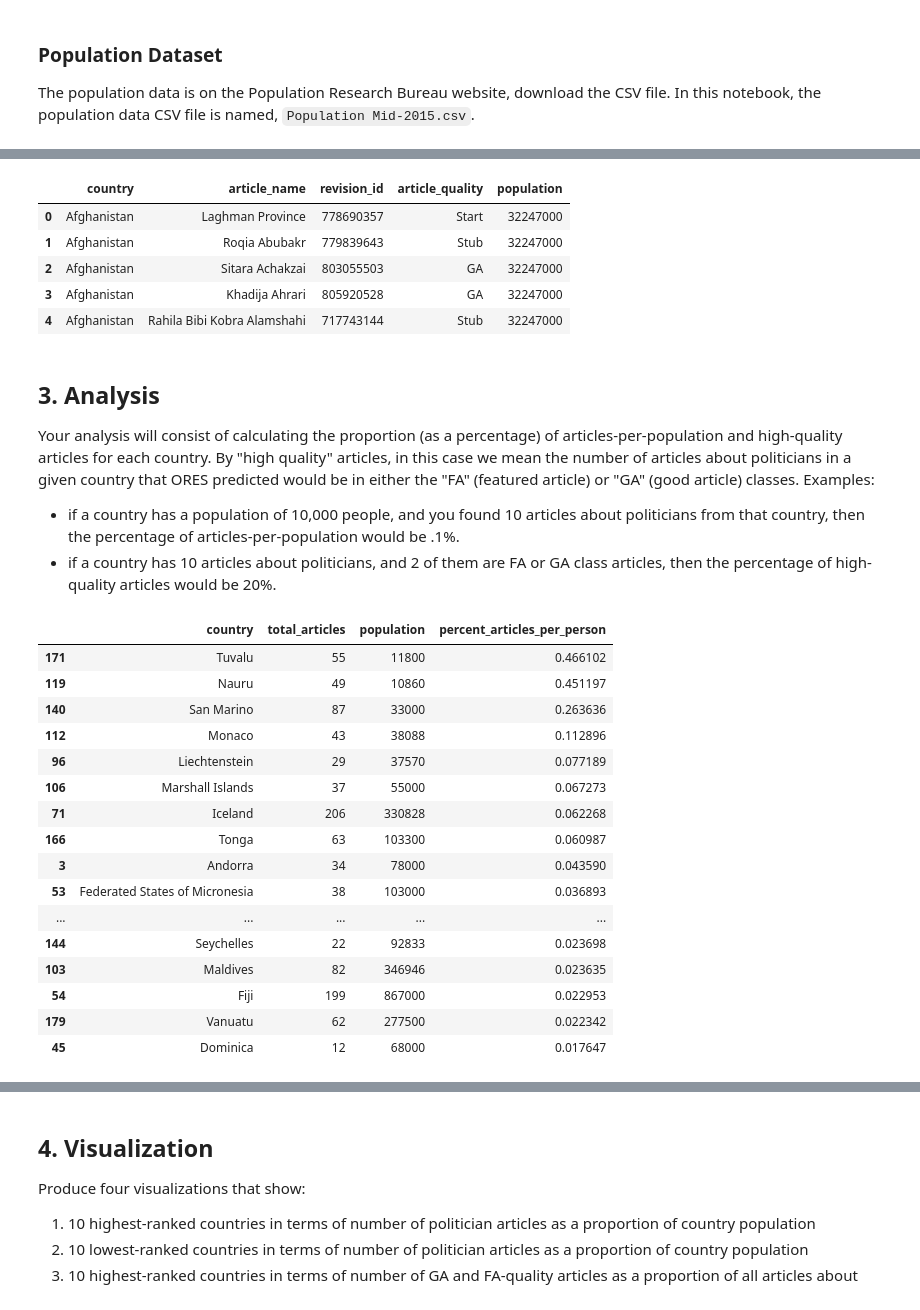
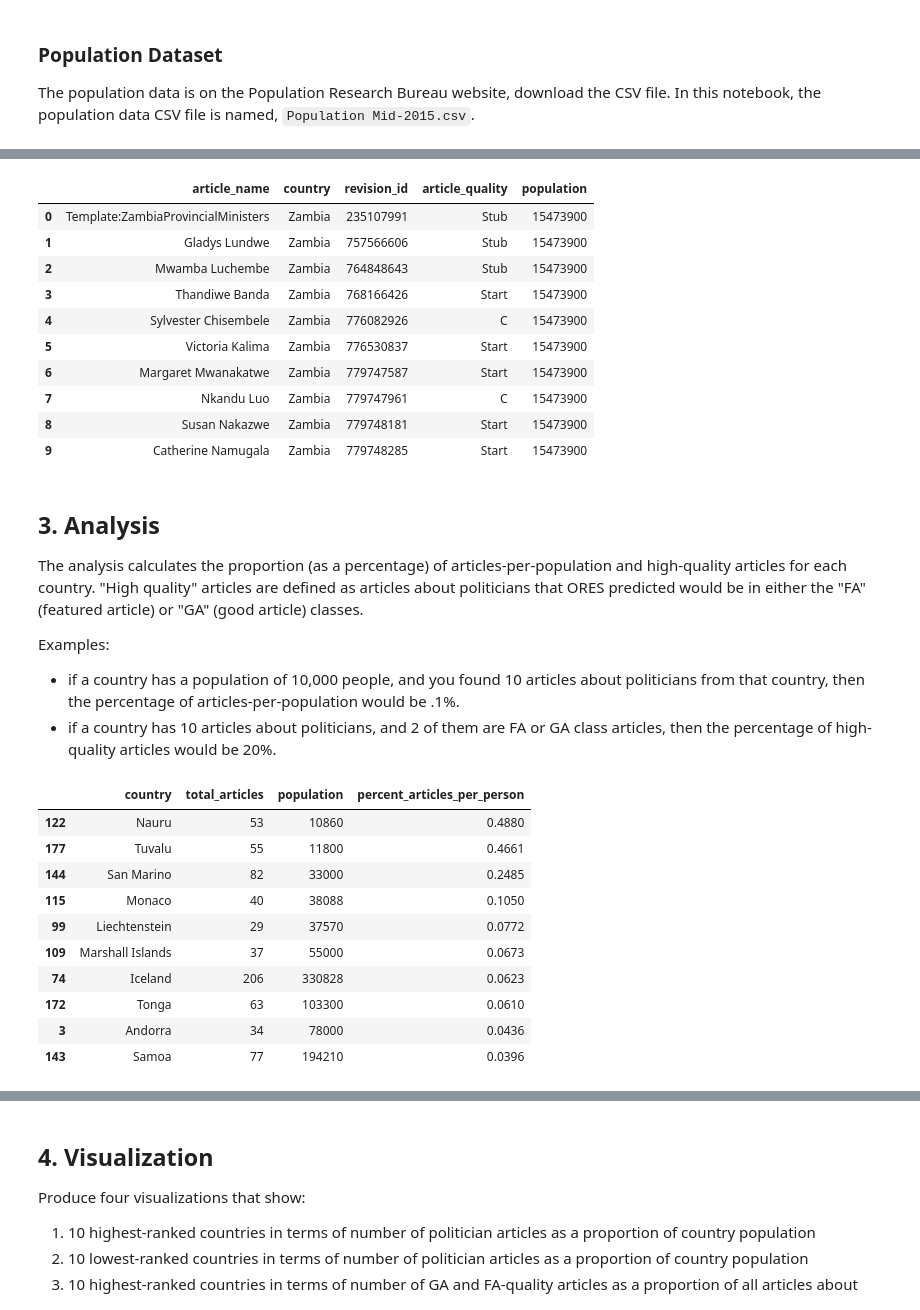
Before and after one commit to orbitse/data-512-a2, a Jupyter notebook: hcds-a2-bias.ipynb, the cells around one changed output, grey strips where cells are left out. Drawn from its saved outputs; the diff is of its cells as text; code cells hidden in the pictures.

```diff
--- a/hcds-a2-bias.ipynb
+++ b/hcds-a2-bias.ipynb
@@ -267,59 +376,63 @@ population         46348 non-null int64
 dtypes: int64(2), object(3)
 memory usage: 1.8+ MB
-# %%
-combine_df.head()
-# %% [output]
-|  | country | article_name | revision_id | article_quality | population |
-| 0 | Afghanistan | Laghman Province | 778690357 | Start | 32247000 |
-| 1 | Afghanistan | Roqia Abubakr | 779839643 | Stub | 32247000 |
-| 2 | Afghanistan | Sitara Achakzai | 803055503 | GA | 32247000 |
-| 3 | Afghanistan | Khadija Ahrari | 805920528 | GA | 32247000 |
-| 4 | Afghanistan | Rahila Bibi Kobra Alamshahi | 717743144 | Stub | 32247000 |
+# %%
+# Save final combined DataFrame to CSV file
+combine_df.to_csv("page_pop_data_final.csv")
+combine_df.head(10)
+# %% [output]
+|  | article_name | country | revision_id | article_quality | population |
+| 0 | Template:ZambiaProvincialMinisters | Zambia | 235107991 | Stub | 15473900 |
+| 1 | Gladys Lundwe | Zambia | 757566606 | Stub | 15473900 |
+| 2 | Mwamba Luchembe | Zambia | 764848643 | Stub | 15473900 |
+| 3 | Thandiwe Banda | Zambia | 768166426 | Start | 15473900 |
+| 4 | Sylvester Chisembele | Zambia | 776082926 | C | 15473900 |
+| 5 | Victoria Kalima | Zambia | 776530837 | Start | 15473900 |
+| 6 | Margaret Mwanakatwe | Zambia | 779747587 | Start | 15473900 |
+| 7 | Nkandu Luo | Zambia | 779747961 | C | 15473900 |
+| 8 | Susan Nakazwe | Zambia | 779748181 | Start | 15473900 |
+| 9 | Catherine Namugala | Zambia | 779748285 | Start | 15473900 |
 # %% [markdown]
 ## 3. Analysis
 
-Your analysis will consist of calculating the proportion (as a percentage) of articles-per-population and high-quality articles for each country. By "high quality" articles, in this case we mean the number of articles about politicians in a given country that ORES predicted would be in either the "FA" (featured article) or "GA" (good article) classes.
+The analysis calculates the proportion (as a percentage) of articles-per-population and high-quality articles for each country. "High quality" articles are defined as articles about politicians that ORES predicted would be in either the "FA" (featured article) or "GA" (good article) classes.
+
 Examples:
  - if a country has a population of 10,000 people, and you found 10 articles about politicians from that country, then the percentage of articles-per-population would be .1%.
  - if a country has 10 articles about politicians, and 2 of them are FA or GA class articles, then the percentage of high-quality articles would be 20%.
 # %%
-articles_per_country = combine_df[["country",
-                                   "article_name"]].groupby("country").count().astype(int)
+# Get the total number of articles for each country
+df_test = combine_df[["country",
+                      "article_name"]].groupby("country").count().astype(int).reset_index()
 
-df_test = combine_df[["country",
-                      "article_name"]].groupby("country").count().reset_index()
-
+# Merge total number of articles for each country with population for each country
 df_article_pop = df_test.merge(pop_data, on=["country"])
 
 df_article_pop.rename(columns={"article_name" : "total_articles"},
                       inplace=True)
 
+# Divide the total number of articles by the country's population
 art_per_pop = df_article_pop["total_articles"].div(df_article_pop["population"],
                                                    axis='index')
 
-df_article_pop["percent_articles_per_person"] = art_per_pop*100
+# Get a percentage value by multiplying by 100
+df_article_pop["percent_articles_per_person"] = round(art_per_pop*100, 4)
 
 prop_df = df_article_pop.sort_values(["percent_articles_per_person"],
                                       axis=0,
                                       ascending=False,
                                       inplace=False,
                                       kind='quicksort')
+# The 10 countries with the highest percentage of articles per person
 prop_df.head(10)
 # %% [output]
 |  | country | total_articles | population | percent_articles_per_person |
-| 171 | Tuvalu | 55 | 11800 | 0.466102 |
-| 119 | Nauru | 49 | 10860 | 0.451197 |
-| 140 | San Marino | 87 | 33000 | 0.263636 |
-| 112 | Monaco | 43 | 38088 | 0.112896 |
-| 96 | Liechtenstein | 29 | 37570 | 0.077189 |
-| 106 | Marshall Islands | 37 | 55000 | 0.067273 |
-| 71 | Iceland | 206 | 330828 | 0.062268 |
-| 166 | Tonga | 63 | 103300 | 0.060987 |
-| 3 | Andorra | 34 | 78000 | 0.043590 |
-| 53 | Federated States of Micronesia | 38 | 103000 | 0.036893 |
-| ... | ... | ... | ... | ... |
-| 144 | Seychelles | 22 | 92833 | 0.023698 |
-| 103 | Maldives | 82 | 346946 | 0.023635 |
-| 54 | Fiji | 199 | 867000 | 0.022953 |
-| 179 | Vanuatu | 62 | 277500 | 0.022342 |
-| 45 | Dominica | 12 | 68000 | 0.017647 |
+| 122 | Nauru | 53 | 10860 | 0.4880 |
+| 177 | Tuvalu | 55 | 11800 | 0.4661 |
+| 144 | San Marino | 82 | 33000 | 0.2485 |
+| 115 | Monaco | 40 | 38088 | 0.1050 |
+| 99 | Liechtenstein | 29 | 37570 | 0.0772 |
+| 109 | Marshall Islands | 37 | 55000 | 0.0673 |
+| 74 | Iceland | 206 | 330828 | 0.0623 |
+| 172 | Tonga | 63 | 103300 | 0.0610 |
+| 3 | Andorra | 34 | 78000 | 0.0436 |
+| 143 | Samoa | 77 | 194210 | 0.0396 |
```
Also changed, not shown: parts of 20 cells of this notebook.
